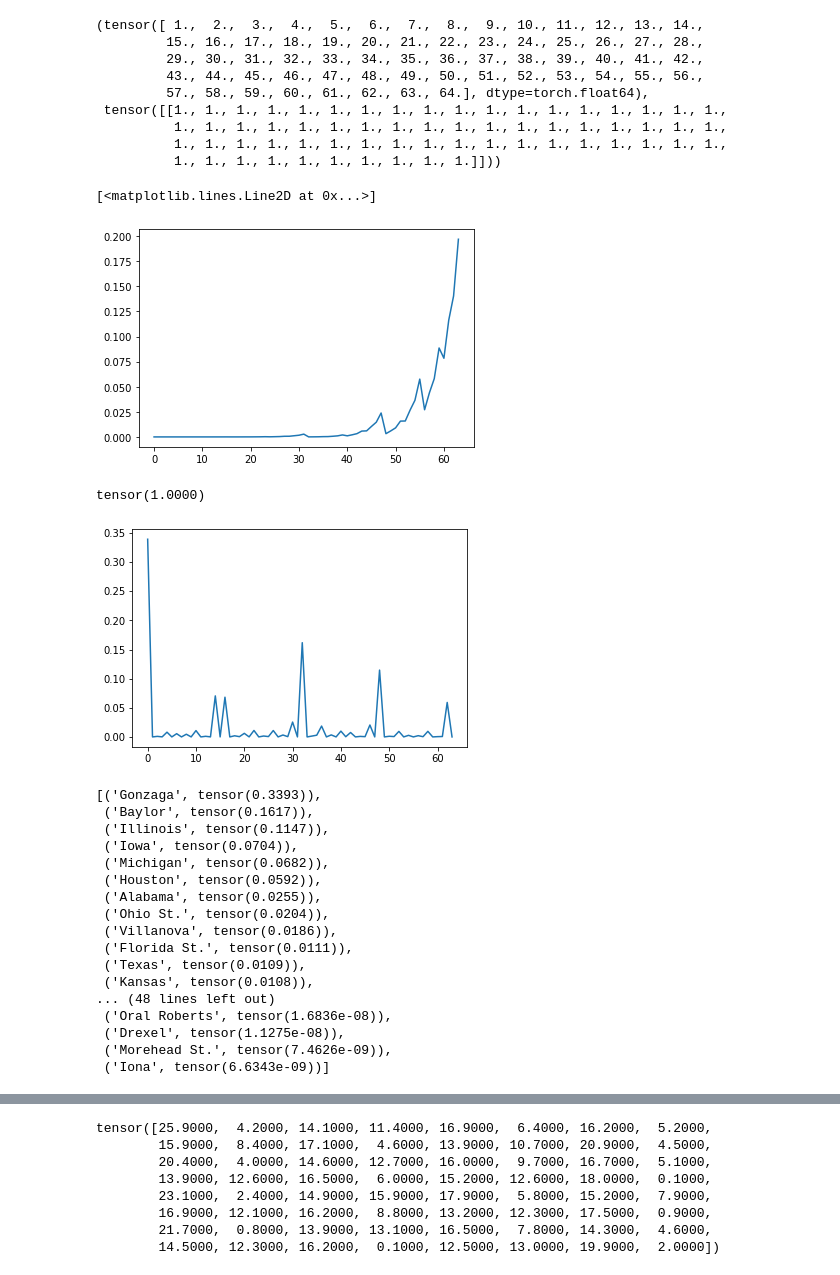
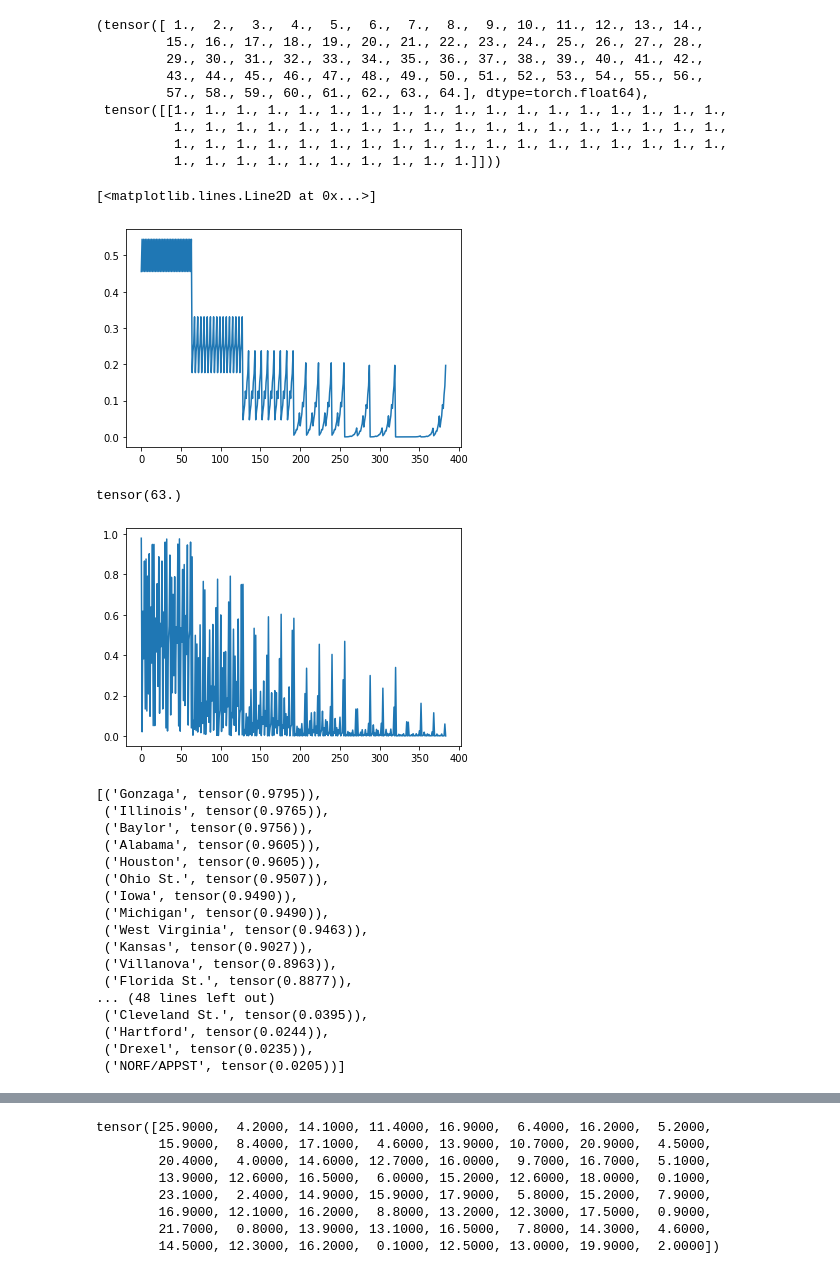
Before and after one commit to rymuelle/marchMadnessBracket, a Jupyter notebook: notebooks/building_human_model.ipynb, the cells around one changed output, grey strips where cells are left out. Cells and saved outputs as stored; diff of their text form; code cells hidden in the pictures.

Commit message:
human model now takes into account all rounds

```diff
--- a/notebooks/building_human_model.ipynb
+++ b/notebooks/building_human_model.ipynb
@@ -4,6 +4,18 @@ import torch.nn as nn
 import matplotlib.pyplot as plt
 from math import e
 from marchMadnessBracket.torch_bracket import *
+# %%
+def do_full_bracket_multi_level(rankings,prob):
+    probs = torch.Tensor()
+    power = math.log(rankings.shape[0])/math.log(2)
+    assert power.is_integer(), "must be multiple of two"
+    power = int(power)
+    for x in range(power):
+        l_power = 2**x
+        prob,n_rounds = one_round(rankings,prob,2*l_power,l_power,logisitic)
+        probs = torch.cat( (probs,prob) )
+        #print(prob)
+    return probs
 # %%
 xpower = torch.arange(1, 65,dtype=float)
 xp = torch.full((1, 64), 1.)
@@ -20,11 +32,11 @@ xpower,xp
           1., 1., 1., 1., 1., 1., 1., 1., 1., 1., 1., 1., 1., 1., 1., 1., 1., 1.,
           1., 1., 1., 1., 1., 1., 1., 1., 1., 1.]]))
 # %%
-prob = do_full_bracket(xpower,xp)
+prob = do_full_bracket_multi_level(xpower,xp)
 plt.plot(prob)
 # %% [output]
 [<matplotlib.lines.Line2D at 0x...>]
-[figure, old version]
+[figure, new version]
 # %%
 from marchMadnessBracket.utils import *
 from marchMadnessBracket.Team import Team
@@ -104,33 +116,33 @@ for team in teams:
 # %%
 ratings_tensor = torch.Tensor(ratings)
 # %%
-prob = do_full_bracket(ratings_tensor,xp)
+prob = do_full_bracket_multi_level(ratings_tensor,xp)
 plt.plot(prob)
 prob.sum()
 # %% [output]
-tensor(1.0000)
+tensor(63.)
-[figure, old version]
+[figure, new version]
 # %%
 names_prob = list(zip(names,prob))
 sorted(names_prob,key=lambda x: -x[1])
 # %% [output]
-[('Gonzaga', tensor(0.3393)),
- ('Baylor', tensor(0.1617)),
- ('Illinois', tensor(0.1147)),
- ('Iowa', tensor(0.0704)),
- ('Michigan', tensor(0.0682)),
- ('Houston', tensor(0.0592)),
- ('Alabama', tensor(0.0255)),
- ('Ohio St.', tensor(0.0204)),
- ('Villanova', tensor(0.0186)),
- ('Florida St.', tensor(0.0111)),
- ('Texas', tensor(0.0109)),
- ('Kansas', tensor(0.0108)),
+[('Gonzaga', tensor(0.9795)),
+ ('Illinois', tensor(0.9765)),
+ ('Baylor', tensor(0.9756)),
+ ('Alabama', tensor(0.9605)),
+ ('Houston', tensor(0.9605)),
+ ('Ohio St.', tensor(0.9507)),
+ ('Iowa', tensor(0.9490)),
+ ('Michigan', tensor(0.9490)),
+ ('West Virginia', tensor(0.9463)),
+ ('Kansas', tensor(0.9027)),
+ ('Villanova', tensor(0.8963)),
+ ('Florida St.', tensor(0.8877)),
 ... (48 lines left out)
- ('Oral Roberts', tensor(1.6836e-08)),
- ('Drexel', tensor(1.1275e-08)),
- ('Morehead St.', tensor(7.4626e-09)),
- ('Iona', tensor(6.6343e-09))]
+ ('Cleveland St.', tensor(0.0395)),
+ ('Hartford', tensor(0.0244)),
+ ('Drexel', tensor(0.0235)),
+ ('NORF/APPST', tensor(0.0205))]
 # %%
 human_picks = {'Gonzaga': [97.7184, 93.121, 85.7853, 72.3422, 59.9904, 43.5631],
  'Baylor': [96.1392, 82.5877, 70.2927, 50.7066, 29.6117, 8.6977],
```
Also changed, not shown: parts of 8 cells of this notebook.
